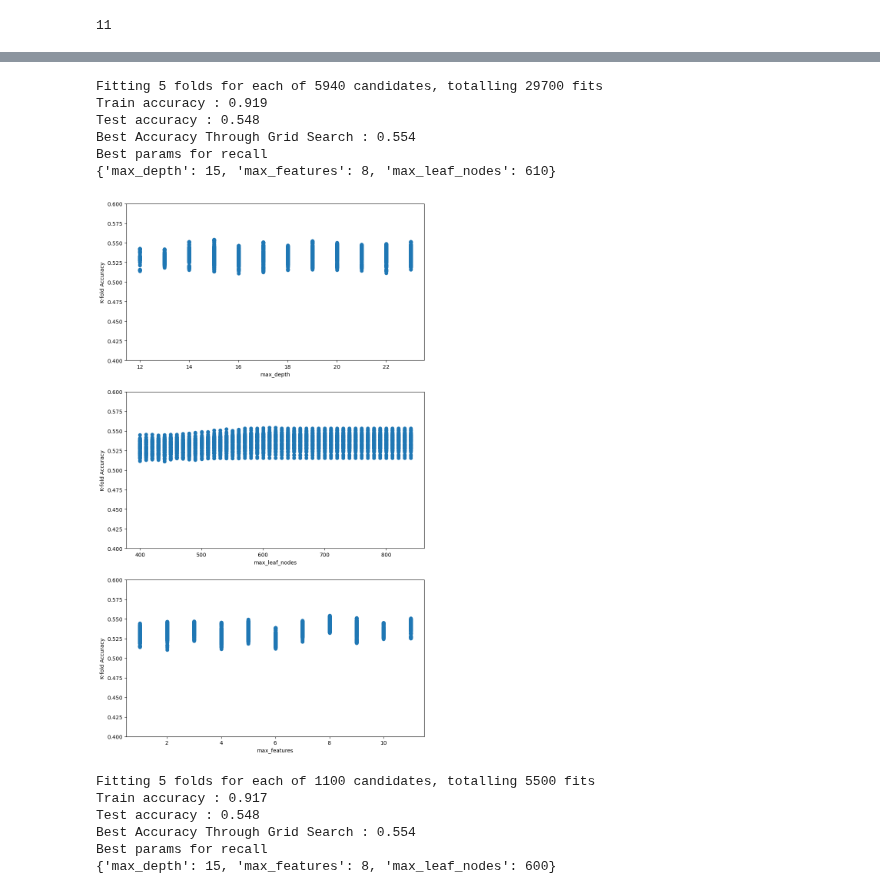
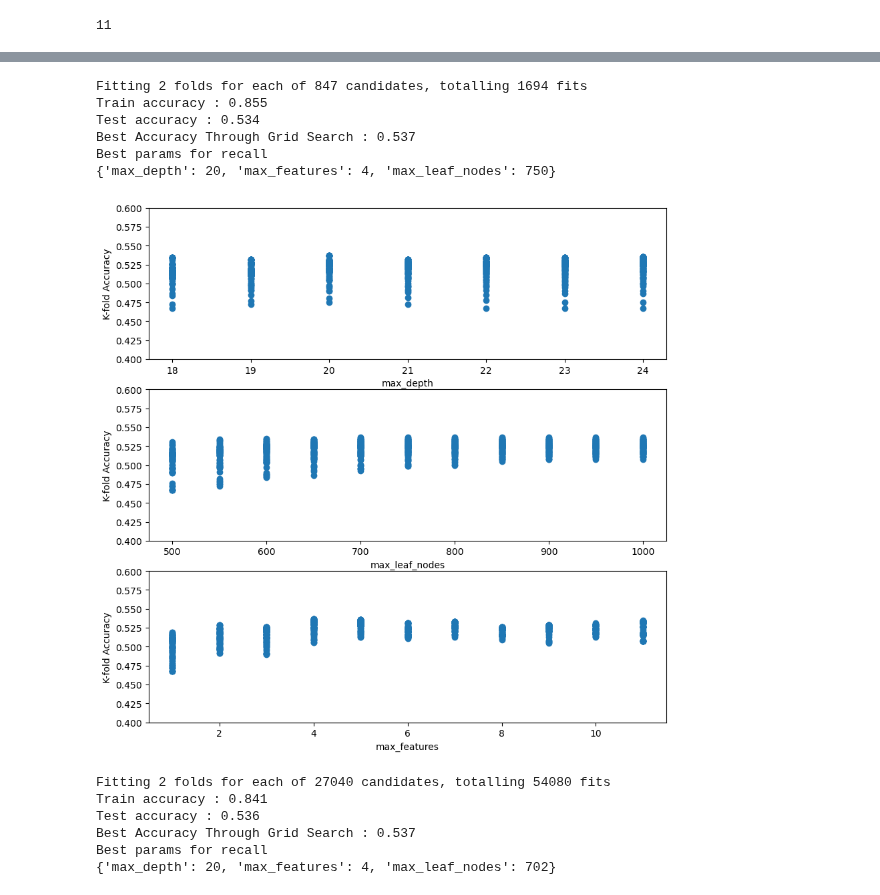
Before and after one commit to diegoschum/Zzz-303-3, a Jupyter notebook: aarti_decision_tree_model.ipynb, the cells around one changed output, grey strips where cells are left out. Cells and saved outputs as stored; diff of their text form; code cells hidden in the pictures.

```diff
--- a/aarti_decision_tree_model.ipynb
+++ b/aarti_decision_tree_model.ipynb
@@ -66,18 +184,44 @@ len(X_train.columns)
+# %%
+# coarse grid search
+param_grid = {
+    'max_depth': range(2,26,2),
+    'max_leaf_nodes': range(2,1038,100),
+    'max_features': range(1, 12,2),
+    'min_samples_leaf': range(1,10,2)
+}
+
+
+#Grid search to optimize parameter values
+skf = StratifiedKFold(n_splits=2)#The folds are made by preserving the percentage of samples for each class.
+
+#Minimizing FNR is equivalent to maximizing recall
+grid_search = GridSearchCV(DecisionTreeClassifier(random_state=1, class_weight = 'balanced'), param_grid, scoring=['f1_weighted','accuracy', 'cohen_kappa_score'], refit= 'f1_weighted', cv=skf, n_jobs=-1, verbose = True)
+grid_search.fit(X_train, y_train)
+
+# make the predictions
+y_pred = grid_search.predict(X_test)
+
+print('Train accuracy : %.3f'%grid_search.best_estimator_.score(X_train, y_train))
+print('Test accuracy : %.3f'%grid_search.best_estimator_.score(X_test, y_test))
+print('Best Accuracy Through Grid Search : %.3f'%grid_search.best_score_)
+
+print('Best params for recall')
+print(grid_search.best_params_)
 # %%
 # coarse grid search
 param_grid = {
-    'max_depth': range(2,24,2),
-    'max_leaf_nodes': range(2,841,50),
+    'max_depth': range(2,26,2),
+    'max_leaf_nodes': range(2,1038,100),
     'max_features': range(1, 12,2),
     'min_samples_leaf': range(1,10,2)
 }
 
 
 #Grid search to optimize parameter values
-skf = StratifiedKFold(n_splits=5)#The folds are made by preserving the percentage of samples for each class.
+skf = StratifiedKFold(n_splits=2)#The folds are made by preserving the percentage of samples for each class.
 
 #Minimizing FNR is equivalent to maximizing recall
-grid_search = GridSearchCV(DecisionTreeClassifier(random_state=1), param_grid, scoring=['f1_weighted','accuracy'], refit= 'accuracy', cv=skf, n_jobs=-1, verbose = True)
+grid_search = GridSearchCV(DecisionTreeClassifier(random_state=1, class_weight = 'balanced'), param_grid, scoring=['f1_weighted','accuracy'], refit= 'f1_weighted', cv=skf, n_jobs=-1, verbose = True)
 grid_search.fit(X_train, y_train)
 
 # make the predictions
@@ -121,17 +265,17 @@ axes[1,1].set_ylabel('K-fold Accuracy');
 # %%
 # finer grid search
 param_grid = {
-    'max_depth': range(12,24),
-    'max_leaf_nodes': range(400,842,10),
+    'max_depth': range(18,25),
+    'max_leaf_nodes': range(500,1038,50),
     'max_features': range(1,12)
 }
 
 
 #Grid search to optimize parameter values
-skf = StratifiedKFold(n_splits=5)#The folds are made by preserving the percentage of samples for each class.
+skf = StratifiedKFold(n_splits=2)#The folds are made by preserving the percentage of samples for each class.
 
 #Minimizing FNR is equivalent to maximizing recall
-grid_search = GridSearchCV(DecisionTreeClassifier(random_state=1), param_grid, scoring=['f1_weighted','accuracy'], refit= 'accuracy', cv=skf, n_jobs=-1, verbose = True)
+grid_search = GridSearchCV(DecisionTreeClassifier(random_state=1, class_weight = 'balanced'), param_grid, scoring=['f1_weighted','accuracy'], refit= 'f1_weighted', cv=skf, n_jobs=-1, verbose = True)
 grid_search.fit(X_train, y_train)
 
 # make the predictions
@@ -144,44 +288,44 @@ print('Best Accuracy Through Grid Search : %.3f'%grid_search.best_score_)
 print('Best params for recall')
 print(grid_search.best_params_)
 # %% [output]
-Fitting 5 folds for each of 5940 candidates, totalling 29700 fits
-Train accuracy : 0.919
-Test accuracy : 0.548
-Best Accuracy Through Grid Search : 0.554
+Fitting 2 folds for each of 847 candidates, totalling 1694 fits
+Train accuracy : 0.855
+Test accuracy : 0.534
+Best Accuracy Through Grid Search : 0.537
 Best params for recall
-{'max_depth': 15, 'max_features': 8, 'max_leaf_nodes': 610}
+{'max_depth': 20, 'max_features': 4, 'max_leaf_nodes': 750}
 # %%
 cv_results = pd.DataFrame(grid_search.cv_results_)
-fig, axes = plt.subplots(3,1,figsize=(10,18))
+fig, axes = plt.subplots(3,1,figsize=(10,10))
 plt.subplots_adjust(wspace=0.2)
 axes[0].plot(cv_results.param_max_depth, cv_results.mean_test_accuracy, 'o')
 axes[0].set_ylim([0.4, 0.6])
 axes[0].set_xlabel('max_depth')
 axes[0].set_ylabel('K-fold Accuracy')
 axes[1].plot(cv_results.param_max_leaf_nodes, cv_results.mean_test_accuracy, 'o')
 axes[1].set_ylim([0.4, 0.6])
 axes[1].set_xlabel('max_leaf_nodes')
 axes[1].set_ylabel('K-fold Accuracy')
 axes[2].plot(cv_results.param_max_features, cv_results.mean_test_accuracy, 'o')
 axes[2].set_ylim([0.4, 0.6])
 axes[2].set_xlabel('max_features')
 axes[2].set_ylabel('K-fold Accuracy');
 # %% [output]
-[figure, old version]
+[figure, new version]
 # %%
 # finer grid search
 param_grid = {
     'max_depth': range(14,24),
-    'max_leaf_nodes': range(600,842,25),
-    'max_features': range(1,12)
+    'max_leaf_nodes': range(700,1038),
+    'max_features': range(4,12)
 }
 
 
 #Grid search to optimize parameter values
-skf = StratifiedKFold(n_splits=5)#The folds are made by preserving the percentage of samples for each class.
+skf = StratifiedKFold(n_splits=2)#The folds are made by preserving the percentage of samples for each class.
 
 #Minimizing FNR is equivalent to maximizing recall
-grid_search = GridSearchCV(DecisionTreeClassifier(random_state=1), param_grid, scoring=['f1_weighted','accuracy'], refit= 'accuracy', cv=skf, n_jobs=-1, verbose = True)
+grid_search = GridSearchCV(DecisionTreeClassifier(random_state=1, class_weight = 'balanced'), param_grid, scoring=['f1_weighted','accuracy'], refit= 'accuracy', cv=skf, n_jobs=-1, verbose = True)
 grid_search.fit(X_train, y_train)
 
 # make the predictions
@@ -194,9 +338,9 @@ print('Best Accuracy Through Grid Search : %.3f'%grid_search.best_score_)
 print('Best params for recall')
 print(grid_search.best_params_)
 # %% [output]
-Fitting 5 folds for each of 1100 candidates, totalling 5500 fits
-Train accuracy : 0.917
-Test accuracy : 0.548
-Best Accuracy Through Grid Search : 0.554
+Fitting 2 folds for each of 27040 candidates, totalling 54080 fits
+Train accuracy : 0.841
+Test accuracy : 0.536
+Best Accuracy Through Grid Search : 0.537
 Best params for recall
-{'max_depth': 15, 'max_features': 8, 'max_leaf_nodes': 600}
+{'max_depth': 20, 'max_features': 4, 'max_leaf_nodes': 702}
```
Also changed, not shown: parts of 21 cells of this notebook.
